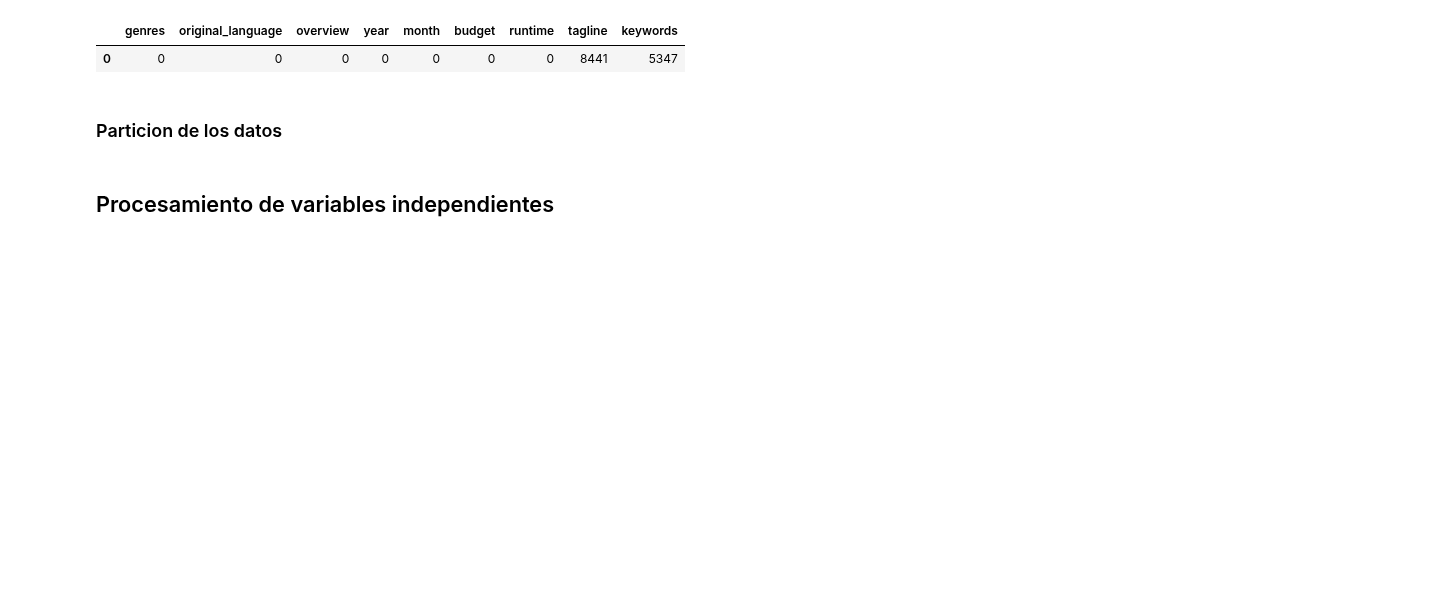
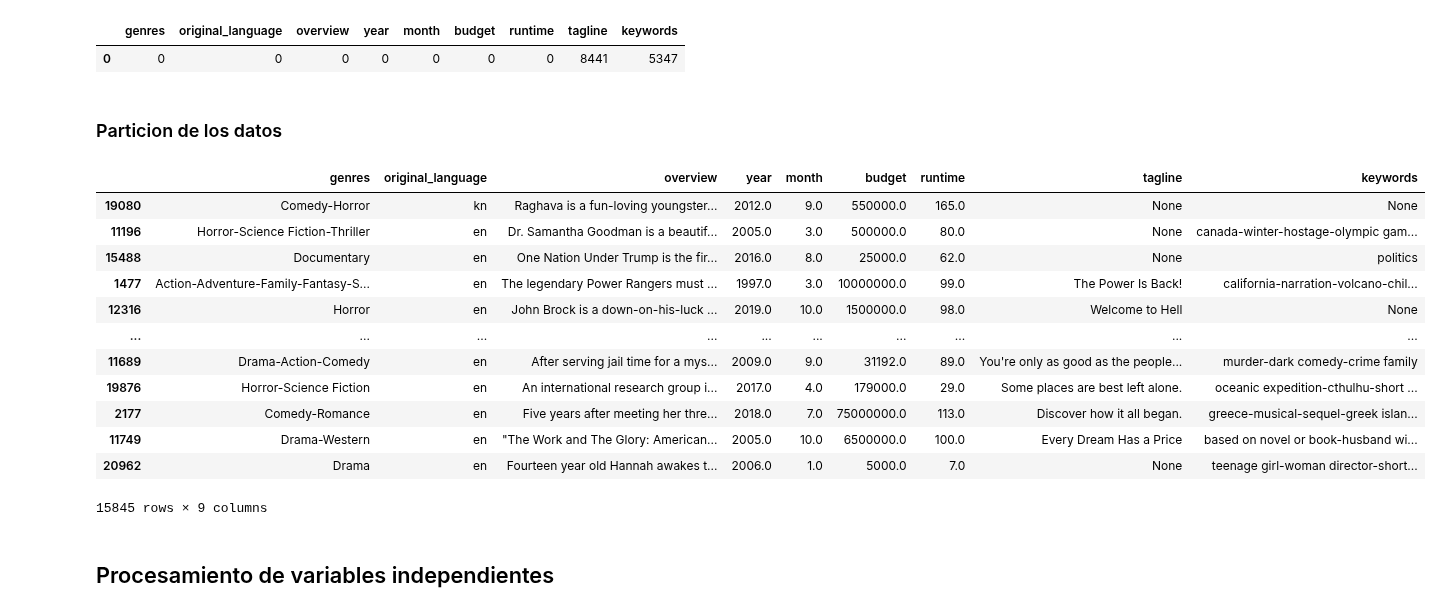
Before and after one commit to jesus-valencia97/Diplomado-en-ciencia-de-datos, a Jupyter notebook: Proyecto/Modulo 5/M2/M5 - Modulo 2.ipynb, the cells around one changed output. Cells and saved outputs as stored; diff of their text form; code cells hidden in the pictures; blank space fills up the shorter version.

```diff
--- a/Proyecto/Modulo 5/M2/M5 - Modulo 2.ipynb
+++ b/Proyecto/Modulo 5/M2/M5 - Modulo 2.ipynb
@@ -181,6 +128,22 @@ X.isna().sum().to_frame().T
 ### Particion de los datos
 # %%
 X_train, X_test, y_train, y_test = SupervisedUtils.train_test_split(X, y, test_size=0.3, random_state=12345)
+# %%
+X_train
+# %% [output]
+|  | genres | original_language | overview | year | month | budget | runtime | tagline | keywords |
+| 19080 | Comedy-Horror | kn | Raghava is a fun-loving youngster... | 2012.0 | 9.0 | 550000.0 | 165.0 | None | None |
+| 11196 | Horror-Science Fiction-Thriller | en | Dr. Samantha Goodman is a beautif... | 2005.0 | 3.0 | 500000.0 | 80.0 | None | canada-winter-hostage-olympic gam... |
+| 15488 | Documentary | en | One Nation Under Trump is the fir... | 2016.0 | 8.0 | 25000.0 | 62.0 | None | politics |
+| 1477 | Action-Adventure-Family-Fantasy-S... | en | The legendary Power Rangers must ... | 1997.0 | 3.0 | 10000000.0 | 99.0 | The Power Is Back! | california-narration-volcano-chil... |
+| 12316 | Horror | en | John Brock is a down-on-his-luck ... | 2019.0 | 10.0 | 1500000.0 | 98.0 | Welcome to Hell | None |
+| ... | ... | ... | ... | ... | ... | ... | ... | ... | ... |
+| 11689 | Drama-Action-Comedy | en | After serving jail time for a mys... | 2009.0 | 9.0 | 31192.0 | 89.0 | You're only as good as the people... | murder-dark comedy-crime family |
+| 19876 | Horror-Science Fiction | en | An international research group i... | 2017.0 | 4.0 | 179000.0 | 29.0 | Some places are best left alone. | oceanic expedition-cthulhu-short ... |
+| 2177 | Comedy-Romance | en | Five years after meeting her thre... | 2018.0 | 7.0 | 75000000.0 | 113.0 | Discover how it all began. | greece-musical-sequel-greek islan... |
+| 11749 | Drama-Western | en | "The Work and The Glory: American... | 2005.0 | 10.0 | 6500000.0 | 100.0 | Every Dream Has a Price | based on novel or book-husband wi... |
+| 20962 | Drama | en | Fourteen year old Hannah awakes t... | 2006.0 | 1.0 | 5000.0 | 7.0 | None | teenage girl-woman director-short... |
+15845 rows × 9 columns
 # %% [markdown]
 ## Procesamiento de variables independientes
 # %% [markdown]
```
Also changed, not shown: parts of 21 cells of this notebook.
